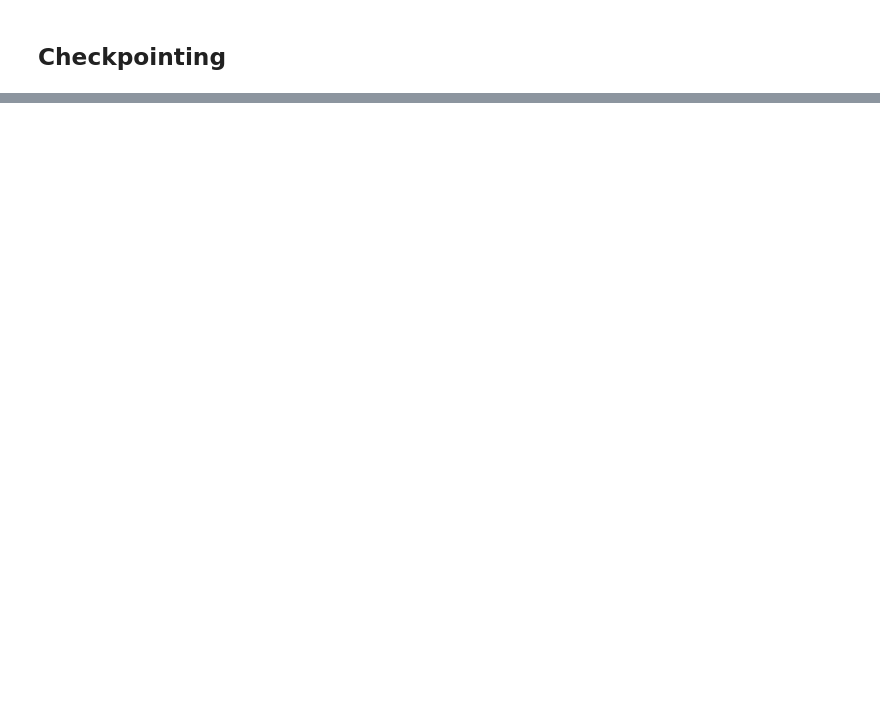
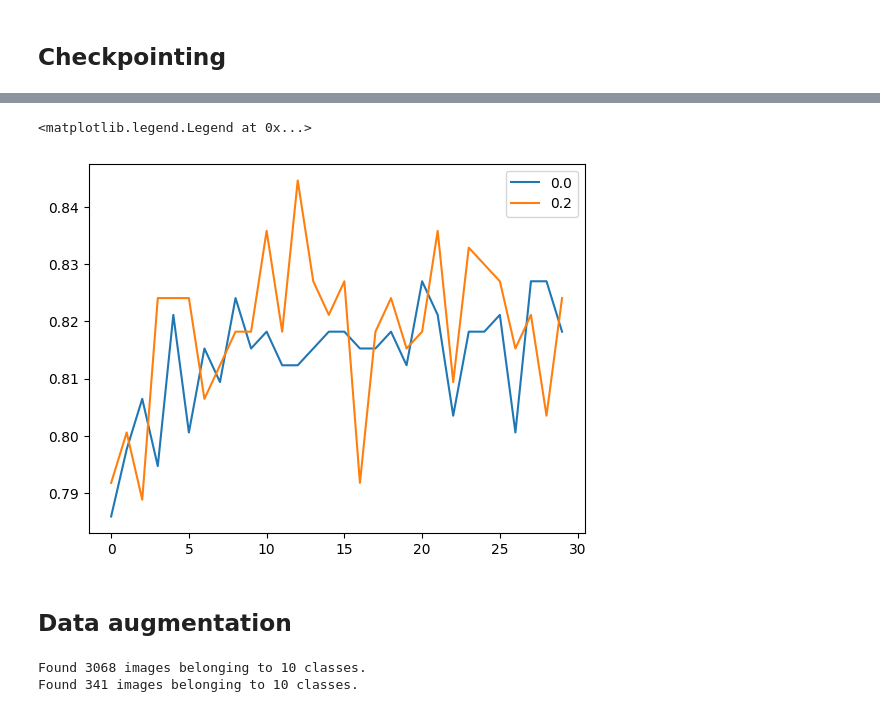
Before and after one commit to yasamangs/clothes-image-classifier, a Jupyter notebook: notebook.ipynb, the cells around one changed output, grey strips where cells are left out. Drawn from its saved outputs; the diff is of its cells as text; code cells hidden in the pictures; blank space fills up the shorter version.

```diff
--- a/notebook.ipynb
+++ b/notebook.ipynb
@@ -264,0 +500,36 @@ learning_rate = 0.001
+# %%
+hist = scores[0.0]
+plt.plot(hist['val_accuracy'], label=0.0)
+
+hist = scores[0.2]
+plt.plot(hist['val_accuracy'], label=0.2)
+
+plt.legend()
+# %% [output]
+<matplotlib.legend.Legend at 0x...>
+[figure, added]
+# %% [markdown]
+## Data augmentation
+# %%
+train_gen = ImageDataGenerator(
+    preprocessing_function=preprocess_input,
+#     vertical_flip=True,
+)
+
+train_ds = train_gen.flow_from_directory(
+    './clothing-dataset-small/train',
+    target_size=(150, 150),
+    batch_size=32
+)
+
+val_gen = ImageDataGenerator(preprocessing_function=preprocess_input)
+
+val_ds = val_gen.flow_from_directory(
+    './clothing-dataset-small/validation',
+    target_size=(150, 150),
+    batch_size=32,
+    shuffle=False
+)
+# %% [output]
+Found 3068 images belonging to 10 classes.
+Found 341 images belonging to 10 classes.
```
Also changed, not shown: parts of 43 cells of this notebook.
